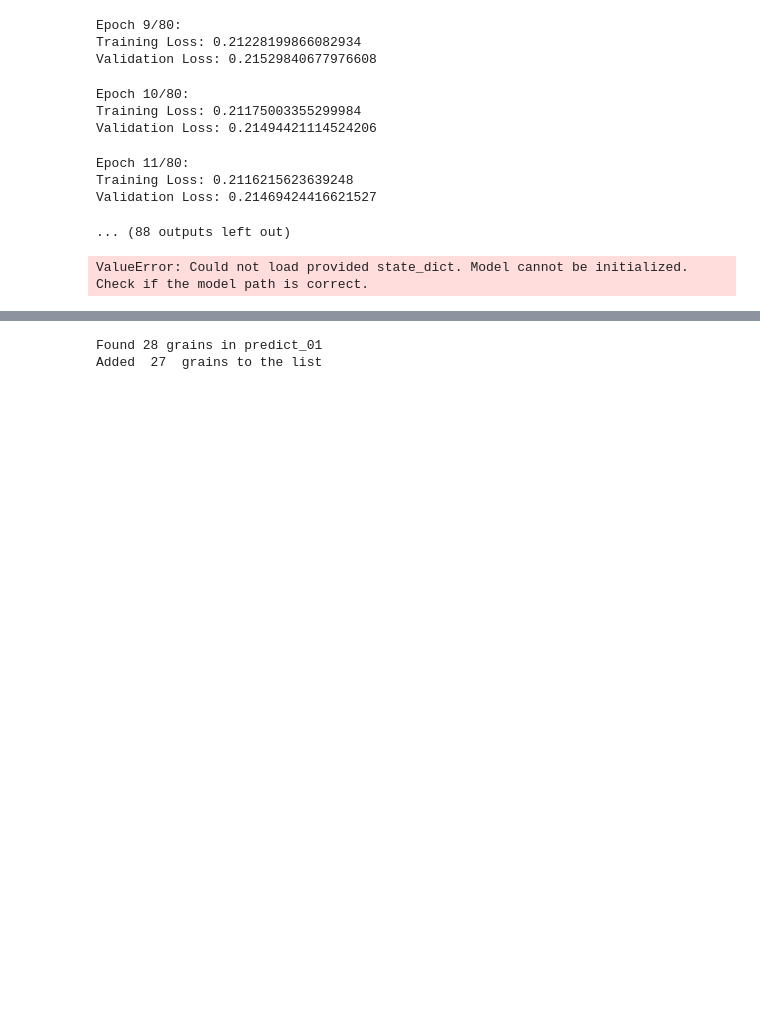
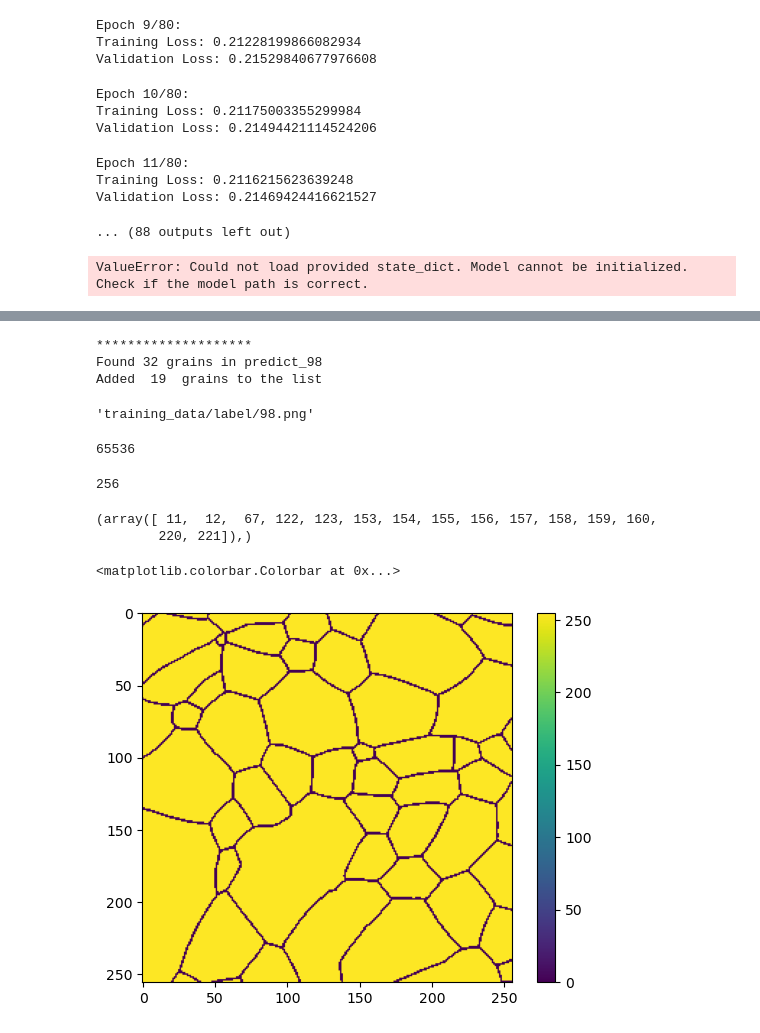
Before and after one commit to JGoddy/grain_unet, a Jupyter notebook: UNET.ipynb, the cells around one changed output, grey strips where cells are left out. Cells and saved outputs as stored; diff of their text form; code cells hidden in the pictures; blank space fills up the shorter version.

```diff
--- a/UNET.ipynb
+++ b/UNET.ipynb
@@ -139,5 +160,6 @@ fov_size = 1
 # %%
-df, ref_centroids, ref_areas = calculate_areas_and_centroids(image_path, output_dir,background = 'black', fov_size=fov_size)
+df, ref_centroids, ref_areas = calculate_areas_and_centroids(pred_image_path, pred_output_dir,background = 'white', fov_size=fov_size) #background = 'black'
 # %% [output]
-Found 28 grains in predict_01
-Added  27  grains to the list
+********************
+Found 32 grains in predict_98
+Added  19  grains to the list
@@ -143,0 +171,29 @@ Added  27  grains to the list
+# %%
+gt_image_path
+# %% [output]
+'training_data/label/98.png'
+# %%
+gt_image_name = Path(gt_image_path).stem
+gt_image = Image.open(gt_image_path)
+gt_image = gt_image.convert('L')  # Convert to grayscale
+# Convert image to numpy array and binarize
+gt_image_array = np.array(gt_image)
+# %%
+np.shape(np.where(gt_image_array==0))[1]+np.shape(np.where(gt_image_array==255))[1]
+# %% [output]
+65536
+# %%
+15+241
+# %% [output]
+256
+# %%
+np.where(gt_image_array[0]==0)
+# %% [output]
+(array([ 11,  12,  67, 122, 123, 153, 154, 155, 156, 157, 158, 159, 160,
+        220, 221]),)
+# %%
+plt.imshow(gt_image_array,cmap='viridis')
+plt.colorbar()
+# %% [output]
+<matplotlib.colorbar.Colorbar at 0x...>
+[figure, added]
```
Also changed, not shown: parts of 25 cells of this notebook, 8 other files.
